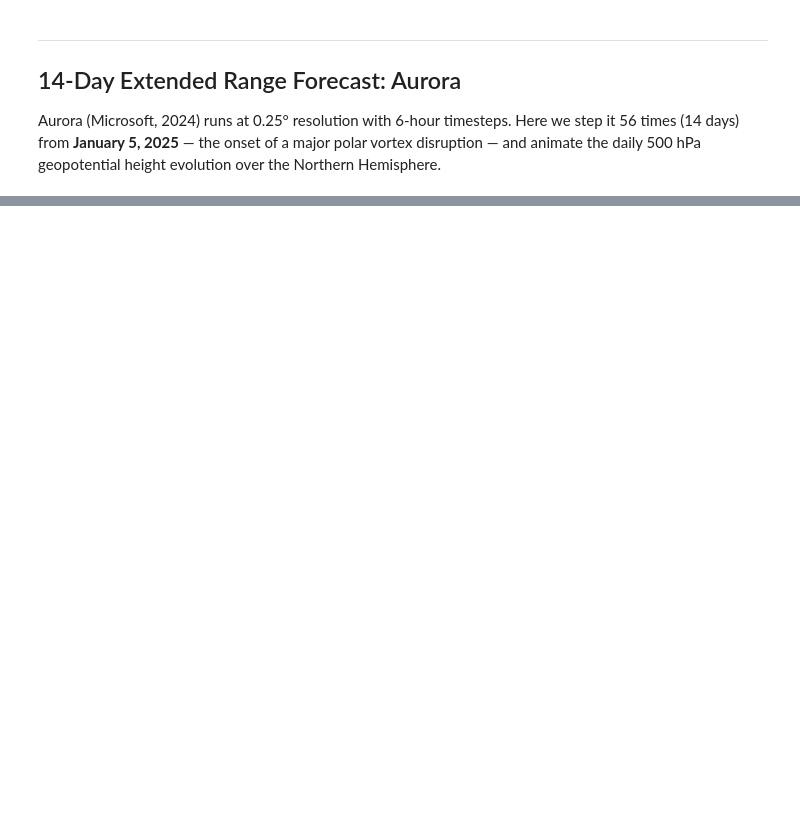
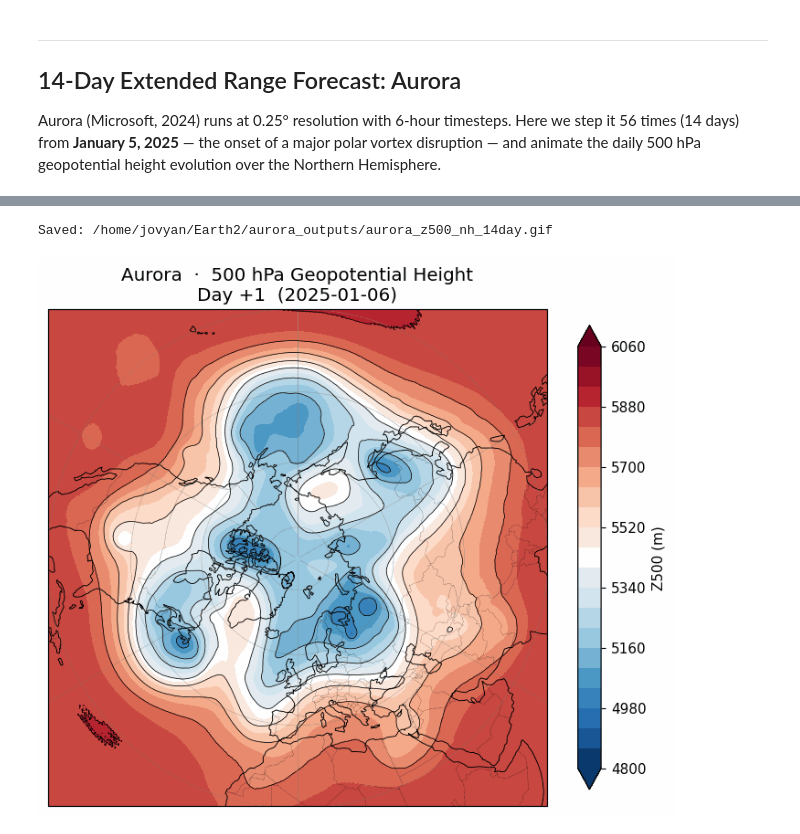
Before and after one commit to ChristianByars/Earth2, a Jupyter notebook: Earth2.ipynb, the cells around one changed output, grey strips where cells are left out. Saved outputs shown, nothing was run; the diff lists cells and outputs as text; code cells hidden in the pictures; blank space fills up the shorter version.

```diff
--- a/Earth2.ipynb
+++ b/Earth2.ipynb
@@ -589,0 +1072,38 @@ JaxRuntimeError: INTERNAL: RET_CHECK failure (external/xla/xla/service/gpu/gpu_c
+# %%
+AURORA_START = "2025-01-05T00:00:00"
+AURORA_STEPS = 56       # 14 days × 4 steps/day at 6h
+AURORA_SAVE_EVERY = 4   # one frame per day
+G = 9.80665             # m s⁻²
+
+aurora_model = Aurora.load_model(Aurora.load_default_package())
+aurora_model = aurora_model.to(DEVICE).eval()
+
+gfs_source = GFS()
+time_array = to_time_array([AURORA_START])
+x, coords = fetch_data(
+    source=gfs_source,
+    time=time_array,
+    variable=aurora_model.input_coords()["variable"],
+    lead_time=aurora_model.input_coords()["lead_time"],
+    device=DEVICE,
+)
+x, coords = map_coords(x, coords, aurora_model.input_coords())
+
+z500_frames, frame_labels = [], []
+
+iterator = aurora_model.create_iterator(x, coords)
+for step, (x, coords) in tqdm(enumerate(iterator), total=AURORA_STEPS, desc="Aurora 14-day forecast"):
+    if (step + 1) % AURORA_SAVE_EVERY == 0:
+        var_list = list(coords["variable"])
+        z_idx = var_list.index("z500")
+        z500_frames.append(x[0, 0, z_idx].cpu().numpy())
+        day = (step + 1) // AURORA_SAVE_EVERY
+        valid = np.datetime64(AURORA_START) + np.timedelta64(day, "D")
+        frame_labels.append(f"Day +{day}  ({str(valid)[:10]})")
+    if step + 1 >= AURORA_STEPS:
+        break
+
+print(f"Collected {len(z500_frames)} daily frames.")
+
+del aurora_model
+torch.cuda.empty_cache()
@@ -590,6 +1212,6 @@ JaxRuntimeError: INTERNAL: RET_CHECK failure (external/xla/xla/service/gpu/gpu_c
 # %%
-lats = coords["lat"].cpu().numpy()
-lons = coords["lon"].cpu().numpy()
+lats = np.asarray(coords["lat"])
+lons = np.asarray(coords["lon"])
 
 proj = ccrs.NorthPolarStereo()
 frames_png = []
@@ -599,30 +1221,33 @@ for z500, label in zip(z500_frames, frame_labels):
 
     fig, ax = plt.subplots(1, 1, figsize=(8, 8), subplot_kw={"projection": proj})
     ax.set_extent([-180, 180, 20, 90], ccrs.PlateCarree())
     ax.add_feature(cfeature.COASTLINE, linewidth=0.6)
     ax.add_feature(cfeature.BORDERS, linewidth=0.3, linestyle=":")
     ax.gridlines(draw_labels=False, linewidth=0.4, color="gray", alpha=0.5)
 
     levels = np.arange(4800, 6100, 60)
     cf = ax.contourf(
         lons, lats, z_height, levels=levels,
         cmap="RdBu_r", transform=ccrs.PlateCarree(), extend="both",
     )
     ax.contour(
         lons, lats, z_height, levels=np.arange(4800, 6100, 120),
         colors="black", linewidths=0.5, transform=ccrs.PlateCarree(),
     )
 
     plt.colorbar(cf, ax=ax, label="Z500 (m)", shrink=0.75, pad=0.05)
     ax.set_title(f"Aurora  ·  500 hPa Geopotential Height\n{label}", fontsize=13)
 
     buf = io.BytesIO()
     fig.savefig(buf, format="png", dpi=110, bbox_inches="tight")
     buf.seek(0)
     frames_png.append(imageio.v2.imread(buf))
     plt.close(fig)
 
 gif_path = PROJECT_DIR / "aurora_outputs/aurora_z500_nh_14day.gif"
 imageio.mimsave(str(gif_path), frames_png, fps=2, loop=0)
 print(f"Saved: {gif_path}")
 IPImage(str(gif_path))
+# %% [output]
+Saved: /home/jovyan/Earth2/aurora_outputs/aurora_z500_nh_14day.gif
+[figure, added]
```
Also changed, not shown: parts of 19 cells of this notebook, 2 other files.
